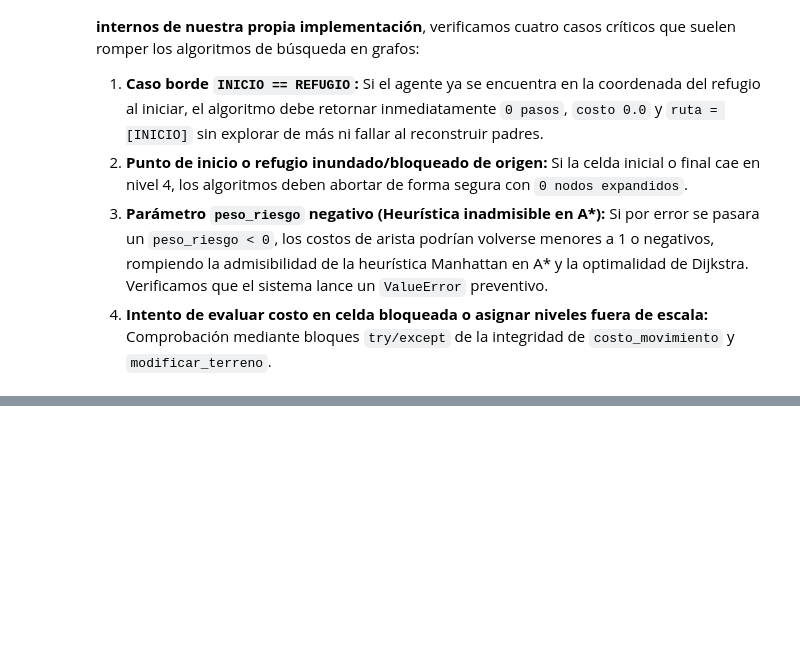
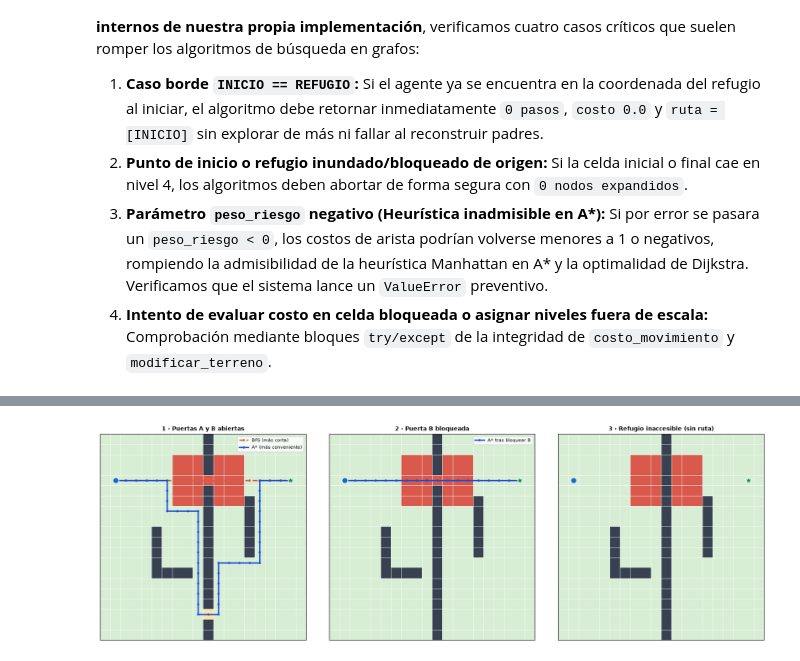
Before and after one commit to gretelZavaleta/laberinto-inundaciones-ia, a Jupyter notebook: laberinto_inundaciones_ia.ipynb, the cells around one changed output, grey strips where cells are left out. Drawn from its saved outputs; the diff is of its cells as text; code cells hidden in the pictures; blank space fills up the shorter version.

```diff
--- a/laberinto_inundaciones_ia.ipynb
+++ b/laberinto_inundaciones_ia.ipynb
@@ -607,0 +1000,64 @@ except ValueError as e:
+# %%
+print("=== PRUEBA 10: COMPUERTA EN UN MURO (20 x 20) ===")
+
+
+def crear_escenario_compuerta():
+    t = [[0] * 20 for _ in range(20)]
+    for f in range(20):
+        t[f][10] = BLOQUEADO                                   # muro vertical completo
+    t[4][10], t[17][10] = 3, 1                                 # puerta A (riesgo alto) y puerta B (riesgo bajo)
+    for f in range(2, 7):                                      # lago alrededor de la puerta A
+        for c in range(7, 14):
+            if t[f][c] != BLOQUEADO:
+                t[f][c] = 3
+    for f in range(9, 14):                                     # obstáculos a la izquierda
+        t[f][5] = BLOQUEADO
+    for c in range(5, 9):
+        t[13][c] = BLOQUEADO
+    for f in range(6, 12):                                     # obstáculos a la derecha
+        t[f][14] = BLOQUEADO
+    return t, (4, 1), (4, 18)
+
+
+PUERTA_A, PUERTA_B = (4, 10), (17, 10)
+comp, ini_c, ref_c = crear_escenario_compuerta()
+validar_escenario(comp, ini_c, ref_c)
+assert len(comp) == 20 and len(comp[0]) == 20
+
+# Etapa 1: dos puertas abiertas
+e1 = [bfs(comp, ini_c, ref_c), dijkstra(comp, ini_c, ref_c), a_estrella(comp, ini_c, ref_c)]
+tabla_resultados(e1, "Etapa 1 · puertas A y B abiertas")
+assert all(r["valida"] for r in e1)
+assert PUERTA_A in e1[0]["ruta"], "BFS debía cruzar por la puerta cercana (A)"
+assert PUERTA_B in e1[1]["ruta"] and PUERTA_B in e1[2]["ruta"], "Dijkstra y A* debían preferir la puerta segura (B)"
+assert e1[1]["costo"] < e1[0]["costo"] and e1[0]["pasos"] < e1[1]["pasos"], "El camino corto debe ser más caro que el conveniente"
+assert abs(e1[1]["costo"] - oraculo_costo_minimo(comp, ini_c, ref_c)) < 1e-9
+print(f"  -> BFS usa {e1[0]['pasos']} pasos pero paga {e1[0]['costo']:.0f}; Dijkstra/A* dan {e1[1]['pasos'] - e1[0]['pasos']} pasos más "
+      f"y pagan {e1[1]['costo']:.0f}.\n")
+
+# Etapa 2: se bloquea la puerta B, que formaba parte de la ruta de Dijkstra y A*
+comp_sin_b = modificar_terreno(comp, PUERTA_B, BLOQUEADO)
+e2 = [bfs(comp_sin_b, ini_c, ref_c), dijkstra(comp_sin_b, ini_c, ref_c), a_estrella(comp_sin_b, ini_c, ref_c)]
+tabla_resultados(e2, "Etapa 2 · puerta B bloqueada")
+assert all(r["valida"] and PUERTA_A in r["ruta"] and PUERTA_B not in r["ruta"] for r in e2)
+assert e2[1]["costo"] > e1[1]["costo"], "Perder la mejor puerta no puede abaratar la ruta"
+assert abs(e2[1]["costo"] - oraculo_costo_minimo(comp_sin_b, ini_c, ref_c)) < 1e-9
+print(f"  -> el costo óptimo subió de {e1[1]['costo']:.0f} a {e2[1]['costo']:.0f}: ahora no queda más opción que el lago.\n")
+
+# Etapa 3: se bloquean las dos puertas -> refugio aislado
+comp_cerrado = modificar_terreno(comp_sin_b, PUERTA_A, BLOQUEADO)
+e3 = [bfs(comp_cerrado, ini_c, ref_c), dijkstra(comp_cerrado, ini_c, ref_c), a_estrella(comp_cerrado, ini_c, ref_c)]
+tabla_resultados(e3, "Etapa 3 · ambas puertas bloqueadas")
+region = region_alcanzable(comp_cerrado, ini_c)
+assert all(r["ruta"] is None and not r["valida"] for r in e3)
+assert all(r["expandidos"] == region for r in e3), "Deben expandir exactamente la región alcanzable"
+assert oraculo_costo_minimo(comp_cerrado, ini_c, ref_c) == INF
+print(f"  -> sin ruta: los 3 algoritmos agotaron la frontera tras expandir {region} celdas (= región alcanzable independiente).")
+
+fig, axs = plt.subplots(1, 3, figsize=(17, 5.4))
+dibujar_panel(axs[0], comp, ini_c, ref_c, [(e1[0]["ruta"], "#D9594C", "BFS (más corta)", "--"),
+                                           (e1[2]["ruta"], "#1D4ED8", "A* (más conveniente)", "-")], "1 · Puertas A y B abiertas")
+dibujar_panel(axs[1], comp_sin_b, ini_c, ref_c, [(e2[2]["ruta"], "#1D4ED8", "A* tras bloquear B", "-")], "2 · Puerta B bloqueada")
+dibujar_panel(axs[2], comp_cerrado, ini_c, ref_c, [], "3 · Refugio inaccesible (sin ruta)")
+plt.tight_layout(); plt.show()
+# %% [output]
@@ -607,0 +1081 @@ except ValueError as e:
+[figure, added]
```
Also changed, not shown: parts of 33 cells of this notebook, 2 other files.
